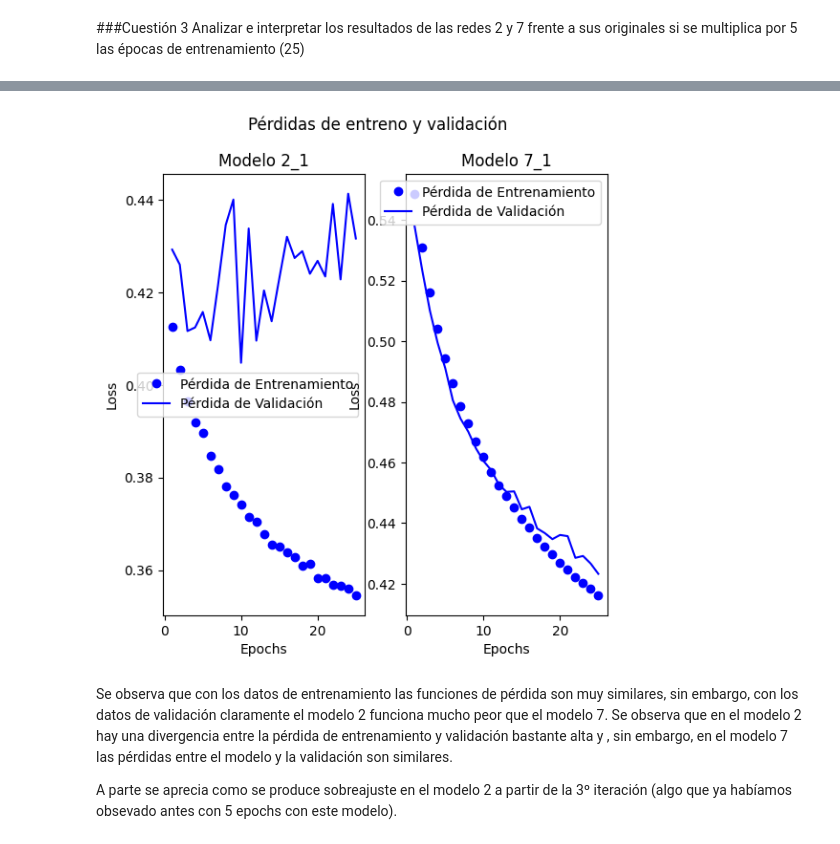
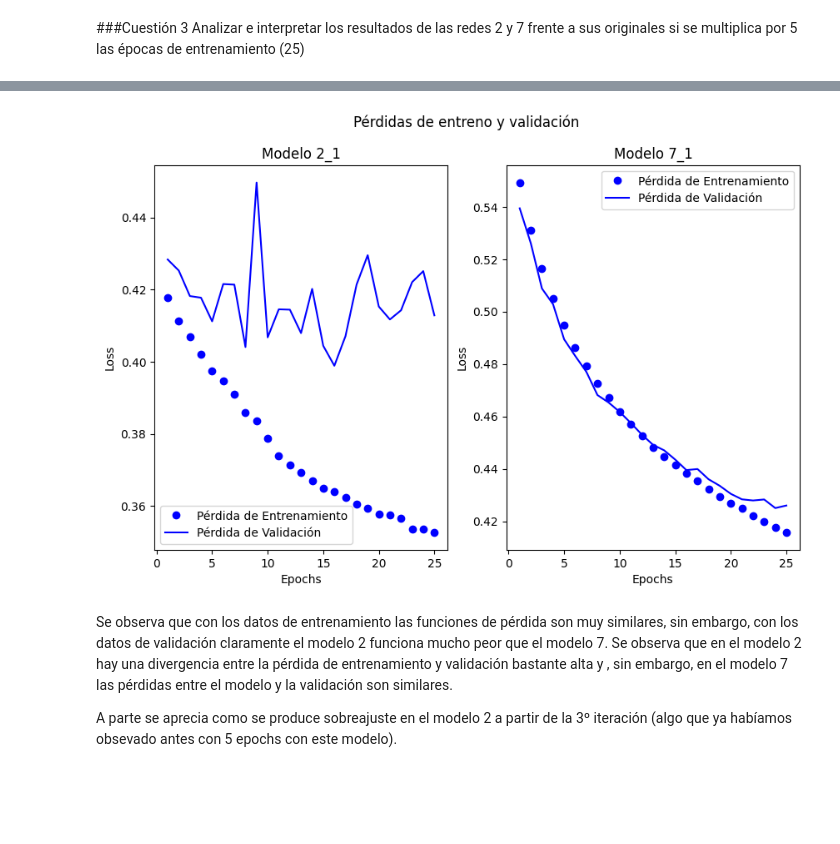
Before and after one commit to DiegoFortezaBenito/deeplearning, a Jupyter notebook: AA_Gr10_Pr1.ipynb, the cells around one changed output, grey strips where cells are left out. Saved outputs shown, nothing was run; the diff lists cells and outputs as text; code cells hidden in the pictures; blank space fills up the shorter version.

```diff
--- a/AA_Gr10_Pr1.ipynb
+++ b/AA_Gr10_Pr1.ipynb
@@ -464,30 +464,30 @@ acc7 = history7.history['accuracy']
 val_acc7 = history7.history['val_accuracy']
 epochs = range(1, len(acc7) + 1)
 # %%
-size = (12,8) # regula el tamaño de las graficas
+size = (10,6) # regula el tamaño de las graficas
 
 plt.subplot(121)
 plt.plot(epochs, loss2, 'bo', label='Pérdida de Entrenamiento')
 plt.plot(epochs, val_loss2, 'b', label='Pérdida de Validación')
 plt.title('Modelo 2_1')
 plt.xlabel('Epochs')
 plt.ylabel('Loss')
 plt.legend()
 plt.rcParams["figure.figsize"] = size
 plt.subplot(122)
 plt.plot(epochs, loss7, 'bo', label='Pérdida de Entrenamiento')
 plt.plot(epochs, val_loss7, 'b', label='Pérdida de Validación')
 plt.title('Modelo 7_1')
 plt.xlabel('Epochs')
 plt.ylabel('Loss')
 plt.legend()
 plt.rcParams["figure.figsize"] = size
 plt.suptitle('Pérdidas de entreno y validación')
 
 
 plt.show()
 # %% [output]
-[figure, old version]
+[figure, new version]
 # %% [markdown]
 Se observa que con los datos de entrenamiento las funciones de pérdida son muy similares, sin embargo, con los datos de validación claramente el modelo 2 funciona mucho peor que el modelo 7. Se observa que en el modelo 2 hay una divergencia entre la pérdida de entrenamiento y validación bastante alta y , sin embargo, en el modelo 7 las pérdidas entre el modelo y la validación son similares.
 
```
Also changed, not shown: parts of 33 cells of this notebook.
